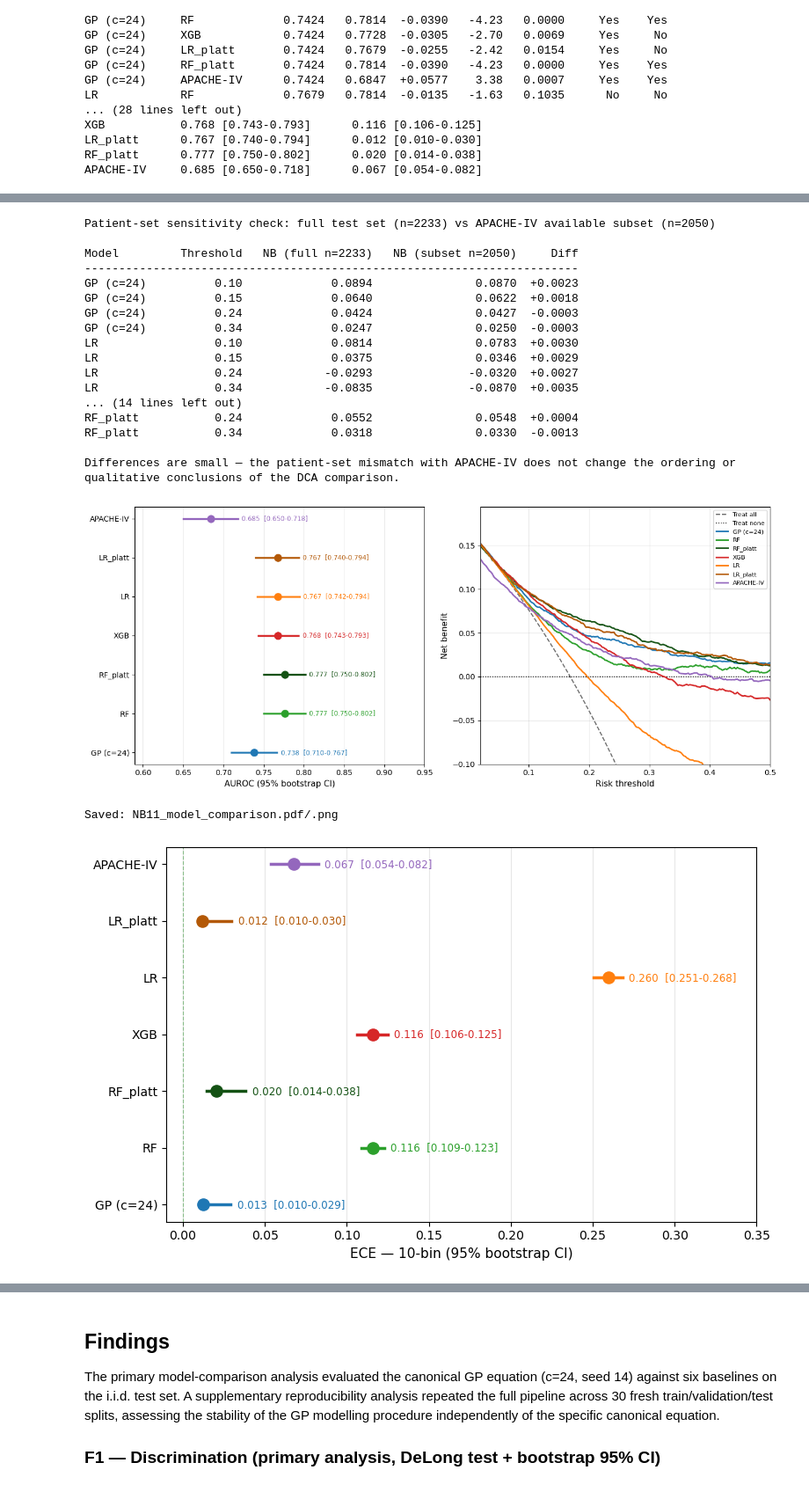
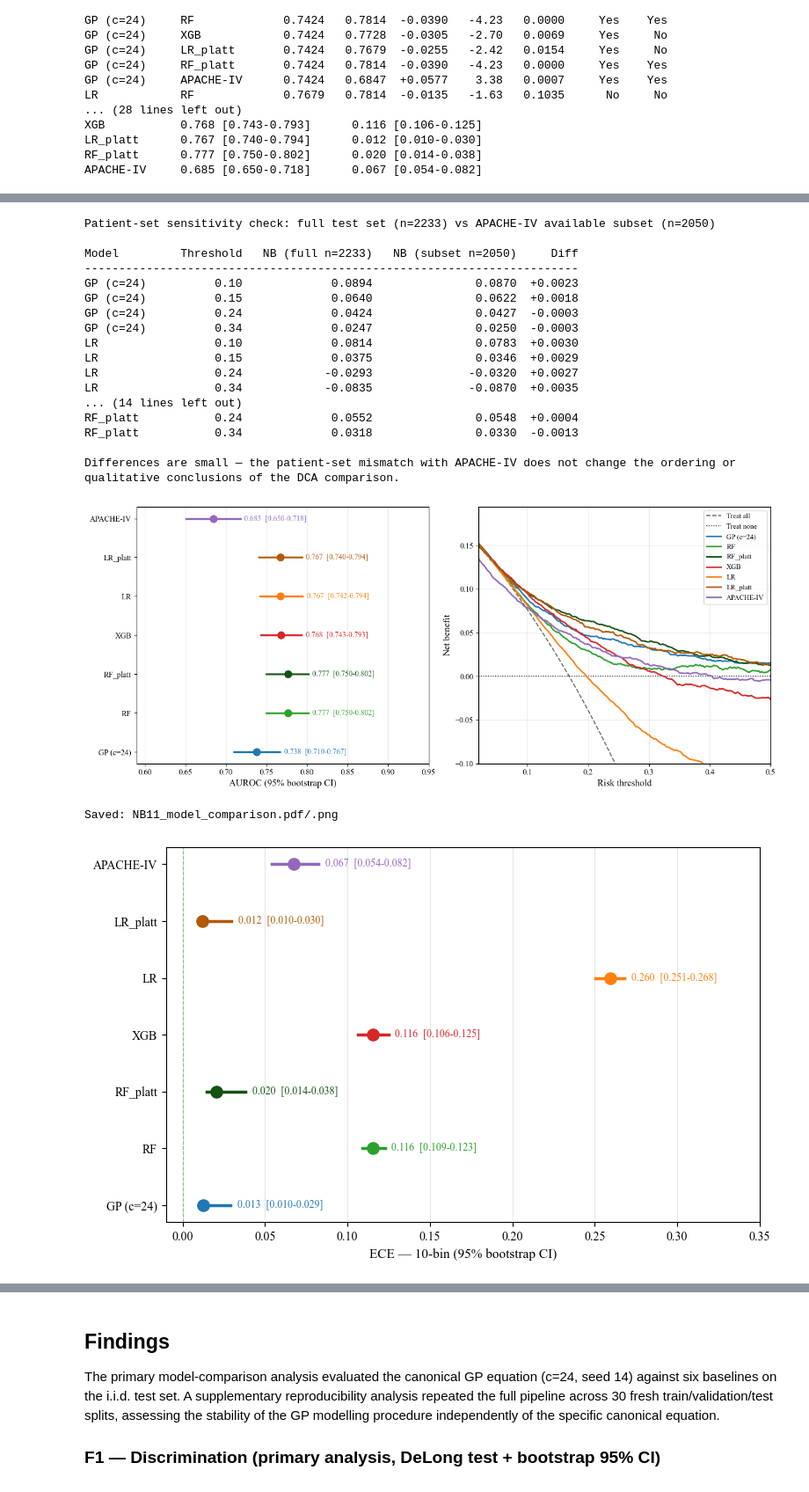
Before and after one commit to neelofarshaheen10-dotcom/sepsis-gp-symbolic-regression, a Jupyter notebook: notebooks/NB11_model_comparison.ipynb, the cells around one changed output, grey strips where cells are left out. Shown at 88% size. Cells and saved outputs as stored; diff of their text form; code cells hidden in the pictures.

```diff
--- a/notebooks/NB11_model_comparison.ipynb
+++ b/notebooks/NB11_model_comparison.ipynb
@@ -708,6 +708,10 @@ print("Differences are small — the patient-set mismatch with APACHE-IV does no
 print()
 
 # ── Plotting config ────────────────────────────────────────────────────────
+plt.rcParams['font.family'] = 'serif'
+plt.rcParams['font.serif'] = ['Times New Roman', 'DejaVu Serif']
+plt.rcParams['mathtext.fontset'] = 'cm'
+
 COLORS = {
     "GP (c=24)": "#1f77b4",
     "LR":        "#ff7f0e",
@@ -729,10 +733,11 @@ for i, name in enumerate(ORDER):
     ax.scatter(r.auroc, i, s=90, color=COLORS[name], zorder=5)
     label = f"{r.auroc:.3f}  [{r.auroc_lo:.3f}-{r.auroc_hi:.3f}]"
     ax.text(r.auroc_hi + 0.005, i, label, va="center",
-            fontsize=8.5, color=COLORS[name])
+            fontsize=10, color=COLORS[name])
 ax.set_yticks(range(len(ORDER)))
-ax.set_yticklabels(ORDER, fontsize=10)
-ax.set_xlabel("AUROC (95% bootstrap CI)", fontsize=11)
+ax.set_yticklabels(ORDER, fontsize=11.5)
+ax.set_xlabel("AUROC (95% bootstrap CI)", fontsize=12.5)
+ax.tick_params(labelsize=10.5)
 ax.set_xlim(0.59, 0.95)
 ax.axvline(0.5, color="grey", lw=0.8, ls="--", alpha=0.4)
 ax.grid(axis="x", alpha=0.3)
@@ -744,9 +749,10 @@ ax.axhline(0, lw=1.2, ls=":", color="black", label="Treat none")
 for name in ORDER:
     ax.plot(dca_df["threshold"], dca_df[name],
             lw=2, color=COLORS[name], label=name)
-ax.set_xlabel("Risk threshold", fontsize=11)
-ax.set_ylabel("Net benefit", fontsize=11)
-ax.legend(fontsize=8, loc="upper right")
+ax.set_xlabel("Risk threshold", fontsize=12.5)
+ax.set_ylabel("Net benefit", fontsize=12.5)
+ax.tick_params(labelsize=10.5)
+ax.legend(fontsize=9.5, loc="upper right")
 ax.set_xlim(0.02, 0.50)
 ax.set_ylim(-0.10, prevalence * 1.15)
 ax.grid(alpha=0.3)
@@ -777,36 +783,36 @@ fig2.savefig(FIGS / "NB11_ece_comparison.pdf", bbox_inches="tight")
 fig2.savefig(FIGS / "NB11_ece_comparison.png", dpi=150, bbox_inches="tight")
 plt.show()
 print("Saved: NB11_ece_comparison.pdf/.png")
 
 # ── Save tables ────────────────────────────────────────────────────────────
 comparison_df.to_csv(TABLES / "NB11_model_comparison.csv", index=False)
 delong_df.to_csv(TABLES / "NB11_delong_pairwise.csv", index=False)
 dca_df.to_csv(TABLES / "NB11_dca.csv", index=False)
 print()
 print(f"Saved: NB11_model_comparison.csv  ({len(comparison_df)} rows)")
 print(f"Saved: NB11_delong_pairwise.csv   ({len(delong_df)} rows)")
 print(f"Saved: NB11_dca.csv              ({len(dca_df)} rows)")
 # %% [output]
 Patient-set sensitivity check: full test set (n=2233) vs APACHE-IV available subset (n=2050)
 
 Model         Threshold   NB (full n=2233)   NB (subset n=2050)     Diff
 ------------------------------------------------------------------------
 GP (c=24)          0.10             0.0894               0.0870  +0.0023
 GP (c=24)          0.15             0.0640               0.0622  +0.0018
 GP (c=24)          0.24             0.0424               0.0427  -0.0003
 GP (c=24)          0.34             0.0247               0.0250  -0.0003
 LR                 0.10             0.0814               0.0783  +0.0030
 LR                 0.15             0.0375               0.0346  +0.0029
 LR                 0.24            -0.0293              -0.0320  +0.0027
 LR                 0.34            -0.0835              -0.0870  +0.0035
 ... (14 lines left out)
 RF_platt           0.24             0.0552               0.0548  +0.0004
 RF_platt           0.34             0.0318               0.0330  -0.0013
 
 Differences are small — the patient-set mismatch with APACHE-IV does not change the ordering or qualitative conclusions of the DCA comparison.
-[figure, old version]
+[figure, new version]
 Saved: NB11_model_comparison.pdf/.png
-[figure, old version]
+[figure, new version]
 Saved: NB11_ece_comparison.pdf/.png
 
 Saved: NB11_model_comparison.csv  (7 rows)
```
Also changed, not shown: parts of 3 cells of this notebook, 5 other files.
